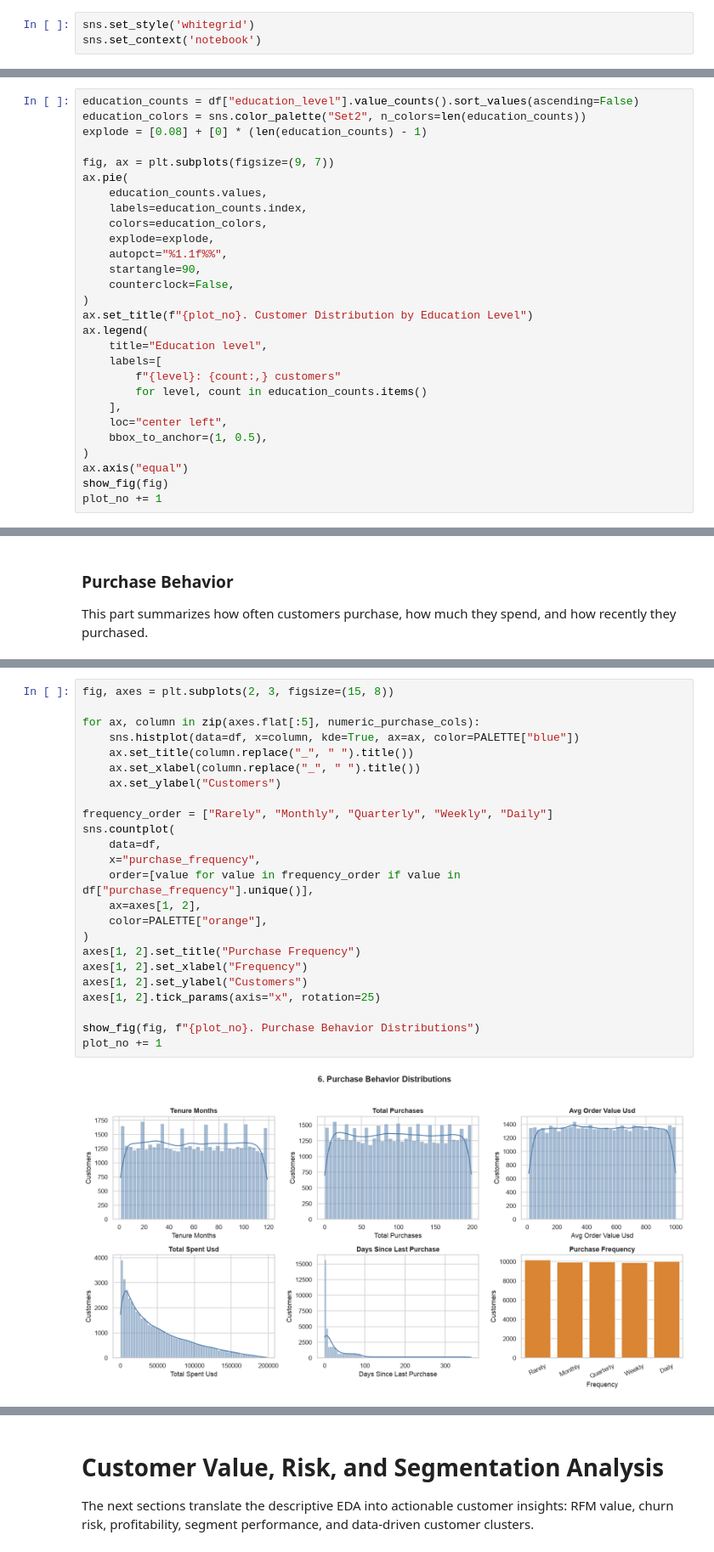
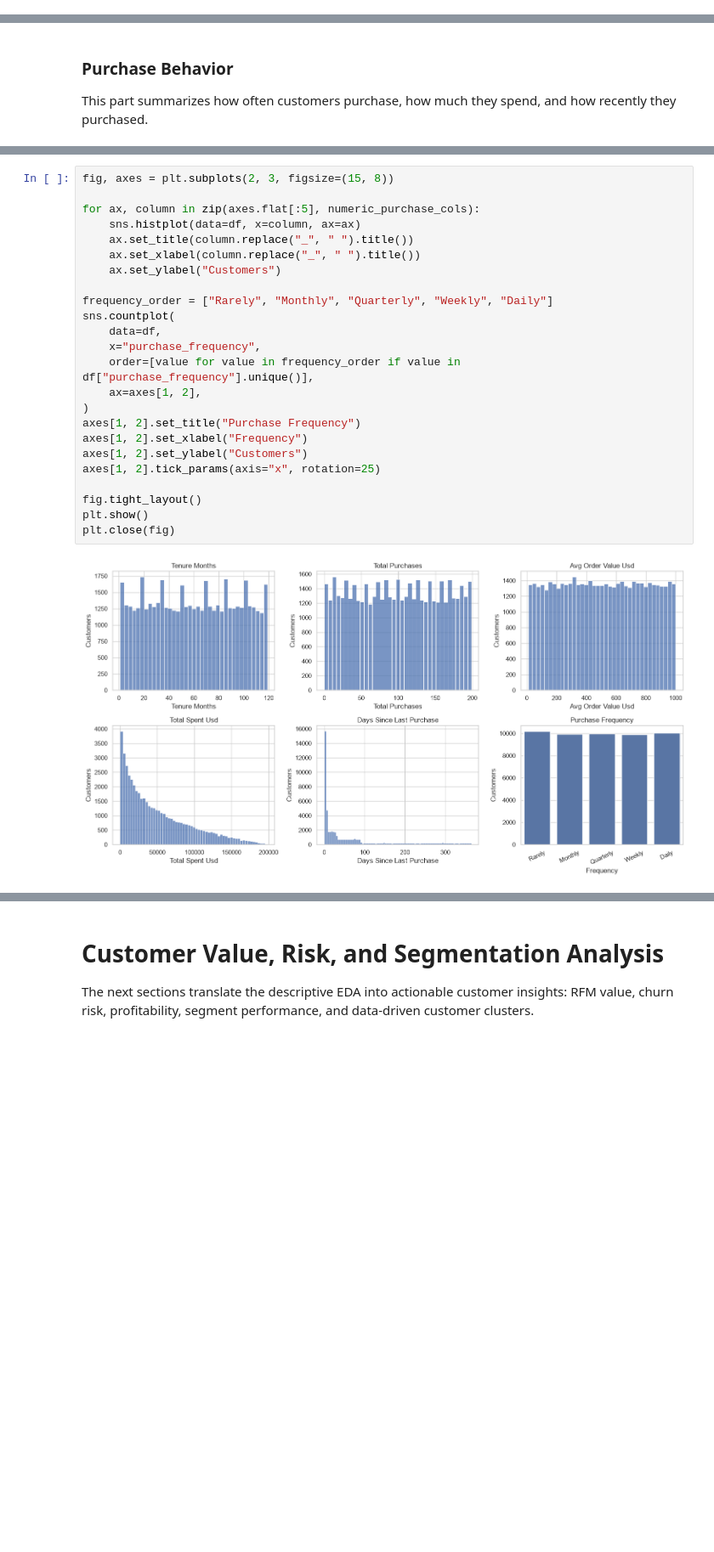
Before and after one commit to yezaw-zafki/Industrial-Analysis-EDA, a Jupyter notebook: E-commerace Customer Segmentation.ipynb, the cells around one changed output, grey strips where cells are left out. Shown at 85% size. Drawn from its saved outputs; the diff is of its cells as text; blank space fills up the shorter version.

```diff
--- a/E-commerace Customer Segmentation.ipynb
+++ b/E-commerace Customer Segmentation.ipynb
@@ -335,3 +209,0 @@ plot_no += 1
-# %%
-sns.set_style('whitegrid')
-sns.set_context('notebook')
@@ -409,28 +209,0 @@ This chart compares the education levels represented in the customer base. The l
-# %%
-education_counts = df["education_level"].value_counts().sort_values(ascending=False)
-education_colors = sns.color_palette("Set2", n_colors=len(education_counts))
-explode = [0.08] + [0] * (len(education_counts) - 1)
-
-fig, ax = plt.subplots(figsize=(9, 7))
-ax.pie(
-    education_counts.values,
-    labels=education_counts.index,
-    colors=education_colors,
-    explode=explode,
-    autopct="%1.1f%%",
-    startangle=90,
-    counterclock=False,
-)
-ax.set_title(f"{plot_no}. Customer Distribution by Education Level")
-ax.legend(
-    title="Education level",
-    labels=[
-        f"{level}: {count:,} customers"
-        for level, count in education_counts.items()
-    ],
-    loc="center left",
-    bbox_to_anchor=(1, 0.5),
-)
-ax.axis("equal")
-show_fig(fig)
-plot_no += 1
@@ -478,27 +269,27 @@ display(purchase_summary)
 # %%
 fig, axes = plt.subplots(2, 3, figsize=(15, 8))
 
 for ax, column in zip(axes.flat[:5], numeric_purchase_cols):
-    sns.histplot(data=df, x=column, kde=True, ax=ax, color=PALETTE["blue"])
+    sns.histplot(data=df, x=column, ax=ax)
     ax.set_title(column.replace("_", " ").title())
     ax.set_xlabel(column.replace("_", " ").title())
     ax.set_ylabel("Customers")
 
 frequency_order = ["Rarely", "Monthly", "Quarterly", "Weekly", "Daily"]
 sns.countplot(
     data=df,
     x="purchase_frequency",
     order=[value for value in frequency_order if value in df["purchase_frequency"].unique()],
     ax=axes[1, 2],
-    color=PALETTE["orange"],
 )
 axes[1, 2].set_title("Purchase Frequency")
 axes[1, 2].set_xlabel("Frequency")
 axes[1, 2].set_ylabel("Customers")
 axes[1, 2].tick_params(axis="x", rotation=25)
 
-show_fig(fig, f"{plot_no}. Purchase Behavior Distributions")
-plot_no += 1
+fig.tight_layout()
+plt.show()
+plt.close(fig)
 # %% [output]
-[figure, old version]
+[figure, new version]
 # %%
```
Also changed, not shown: parts of 30 cells of this notebook, 1 other file.
